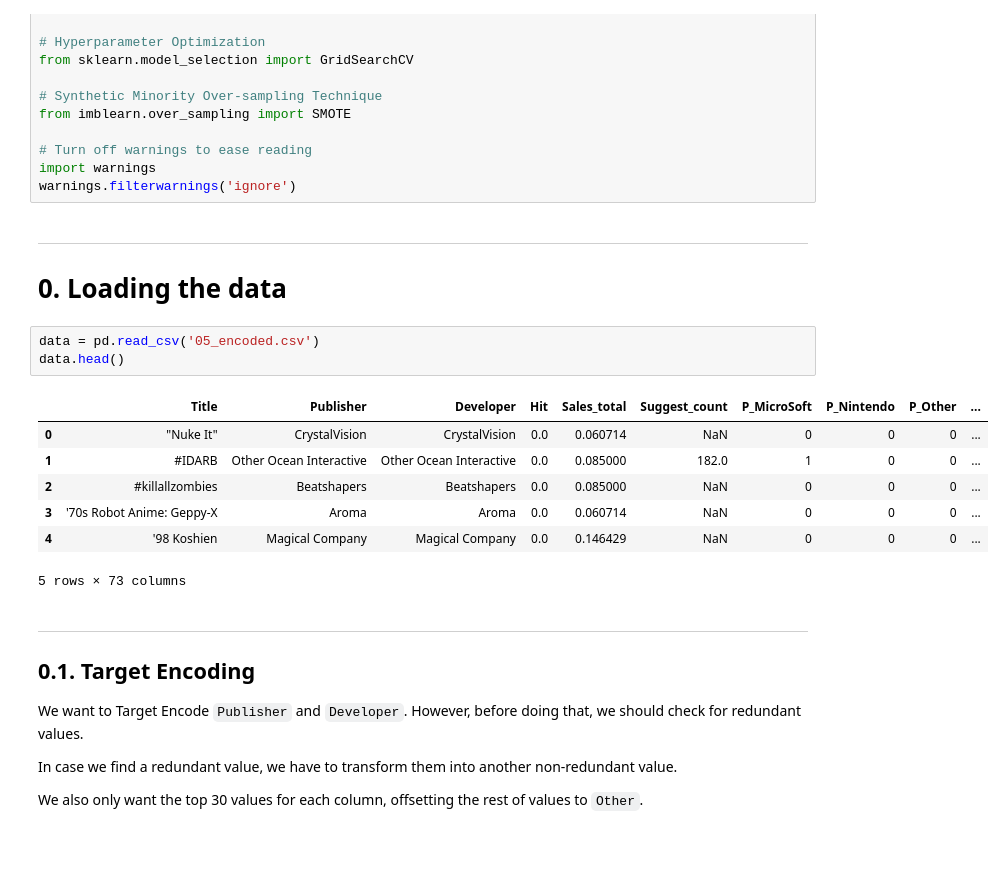
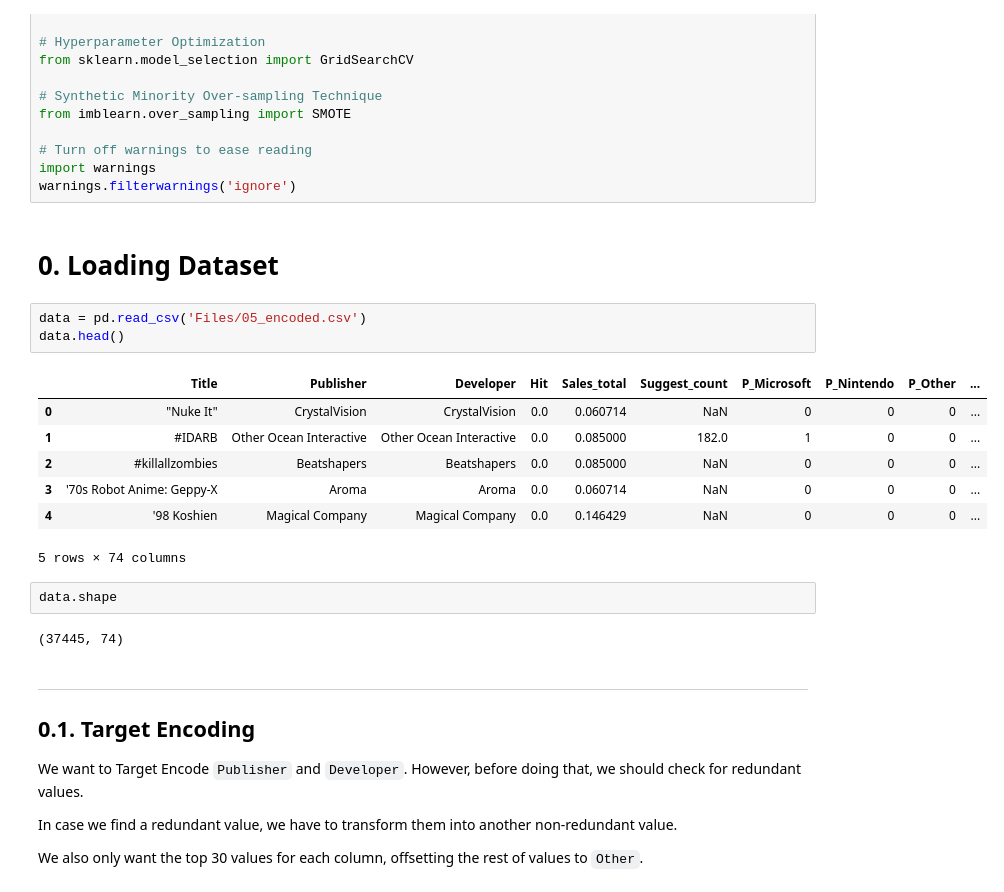
Before and after one commit to borjadn/KSchool_TFM, a Jupyter notebook: 06_ML.ipynb, the cells around one changed output. Saved outputs shown, nothing was run; the diff lists cells and outputs as text; blank space fills up the shorter version.

```diff
--- a/06_ML.ipynb
+++ b/06_ML.ipynb
@@ -44,19 +44,22 @@ from imblearn.over_sampling import SMOTE
 import warnings
 warnings.filterwarnings('ignore')
 # %% [markdown]
----
-# 0. Loading the data
+# 0. Loading Dataset
 # %%
-data = pd.read_csv('05_encoded.csv')
+data = pd.read_csv('Files/05_encoded.csv')
 data.head()
 # %% [output]
-|  | Title | Publisher | Developer | Hit | Sales_total | Suggest_count | P_MicroSoft | P_Nintendo | P_Other | ... |
+|  | Title | Publisher | Developer | Hit | Sales_total | Suggest_count | P_Microsoft | P_Nintendo | P_Other | ... |
 | 0 | "Nuke It" | CrystalVision | CrystalVision | 0.0 | 0.060714 | NaN | 0 | 0 | 0 | ... |
 | 1 | #IDARB | Other Ocean Interactive | Other Ocean Interactive | 0.0 | 0.085000 | 182.0 | 1 | 0 | 0 | ... |
 | 2 | #killallzombies | Beatshapers | Beatshapers | 0.0 | 0.085000 | NaN | 0 | 0 | 0 | ... |
 | 3 | '70s Robot Anime: Geppy-X | Aroma | Aroma | 0.0 | 0.060714 | NaN | 0 | 0 | 0 | ... |
 | 4 | '98 Koshien | Magical Company | Magical Company | 0.0 | 0.146429 | NaN | 0 | 0 | 0 | ... |
-5 rows × 73 columns
+5 rows × 74 columns
+# %%
+data.shape
+# %% [output]
+(37445, 74)
 # %% [markdown]
 ---
 ## 0.1. Target Encoding
```
Also changed, not shown: parts of 79 cells of this notebook, 24 other files.
